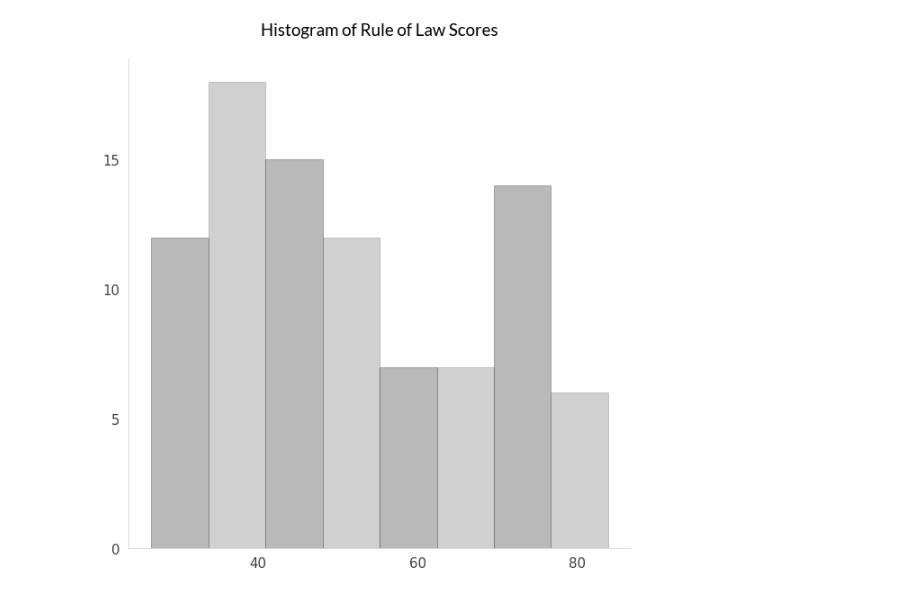
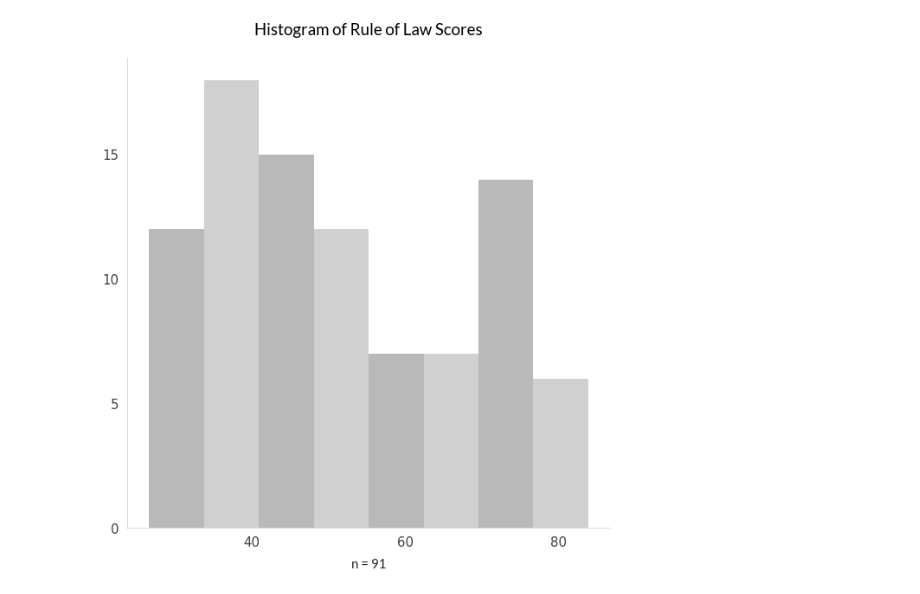
Before and after one commit to paultopia/printable_plots, a Jupyter notebook: histogram/histogram.ipynb, the cells around one changed output. Cells and saved outputs as stored; diff of their text form; code cells hidden in the pictures.

Commit message:
clean up, add kernel density estimator option to, histogram

```diff
--- a/histogram/histogram.ipynb
+++ b/histogram/histogram.ipynb
@@ -16,7 +16,10 @@ def histogram(variable,
               title="",
               numticks=5,
               labelsize=15,
-              size=(10, 10)):
+              size=(10, 10),
+              add_kde=False,
+              kernel_param = 0.4,
+              show_n = True):
     var = np.sort(np.array(variable))
 
     fig = plt.figure(figsize=size)
@@ -27,8 +30,8 @@ def histogram(variable,
                  fontname='Lato')
 
     ax.locator_params(nbins=numticks)
-    ax.tick_params(axis=u'both',
-                   which=u'both',
+    ax.tick_params(axis='both',
+                   which='both',
                    length=0,
                    labelsize = labelsize,
                    pad=labelsize * 0.66,
@@ -39,7 +42,21 @@ def histogram(variable,
     ax.spines['left'].set_color((0.1, 0.1, 0.1, 0.2))
     ax.spines['bottom'].set_color((0.1, 0.1, 0.1, 0.2))
 
-    ax.hist(var, bins=bins, density=density)
+    if show_n:
+        ax.set_xlabel("n = " + str(var.size),
+                      fontsize=labelsize,
+                      labelpad= labelsize * 0.7,
+                      color = (0.15, 0.15, 0.15),
+                      fontname='Lato')
+
+    if add_kde:
+        density = True
+
+    ax.hist(var, bins=bins, density=density, lw=0)
+    #num_per_bin = var.size / xhist.size
+    #print("num per bin: " + '{:.0f}'.format(np.round(num_per_bin)))
+
+    # fix bar colors
     bars = [x for x in ax.get_children() if type(x) is matplotlib.patches.Rectangle]
     for idx, bar in enumerate(bars):
         if idx % 2 == 0:
@@ -47,8 +64,21 @@ def histogram(variable,
         else:
             bar.set_color((0.4, 0.4, 0.4, 0.3))
     bars[-1].set_color("white")
+
+    # let's add a kernel density estimator
+    if add_kde:
+        ds = gaussian_kde(var)
+        mx = np.max(var)
+        mn = np.min(var)
+        ls = np.linspace(mn,mx)
+        ds.covariance_factor = lambda : kernel_param
+        ds._compute_covariance()
+        dy = ds(ls)
+        ax.plot(ls,dy, color=(0.1, 0.1, 0.1, 0.8))
+        ax.set_yticks([])
+
     return fig
 # %%
-foo = histogram(df["RoLScore"], title="Histogram of Rule of Law Scores")
+foo = histogram(df["RoLScore"], title="Histogram of Rule of Law Scores", add_kde=False)
 # %% [output]
-[figure, old version]
+[figure, new version]
```
Also changed, not shown: parts of 2 cells of this notebook, 2 other files.
